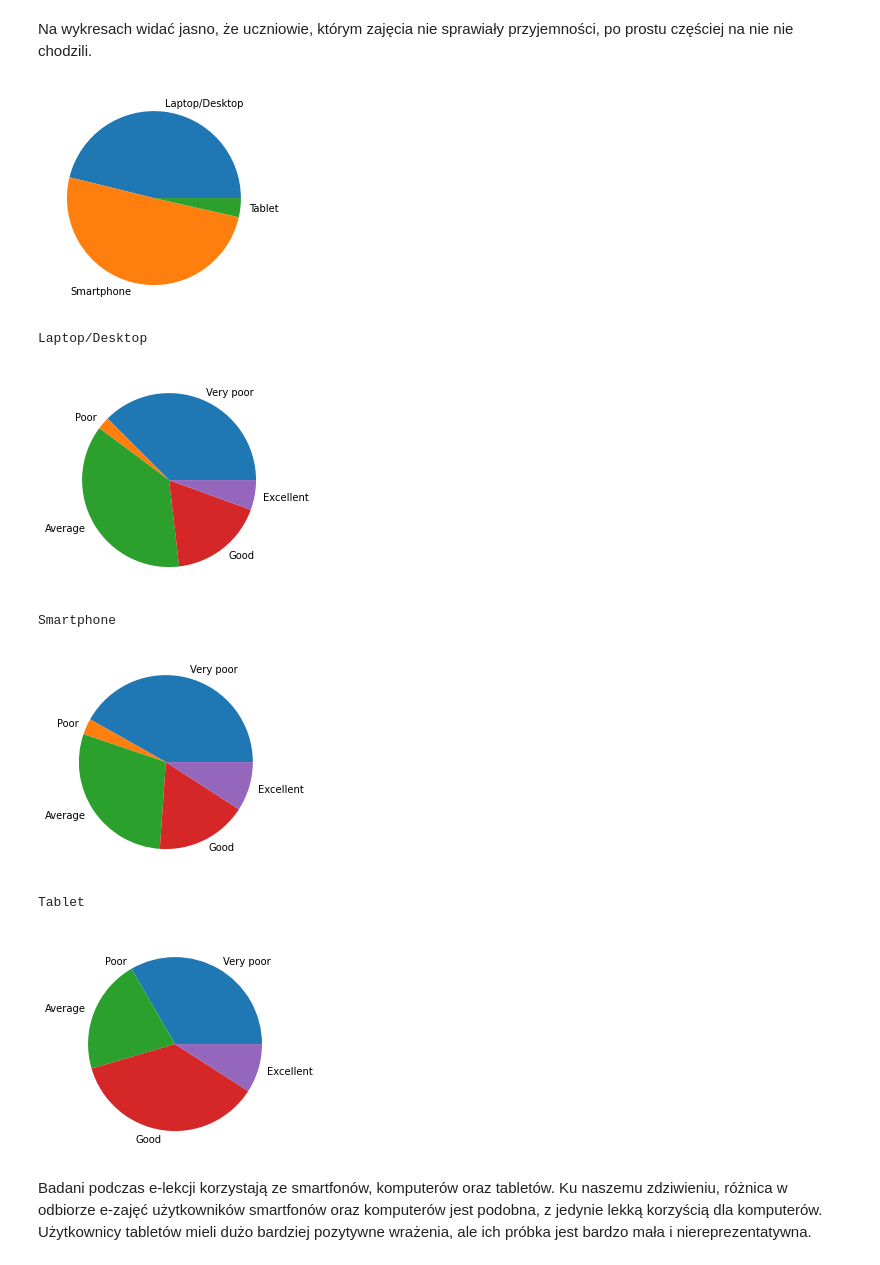
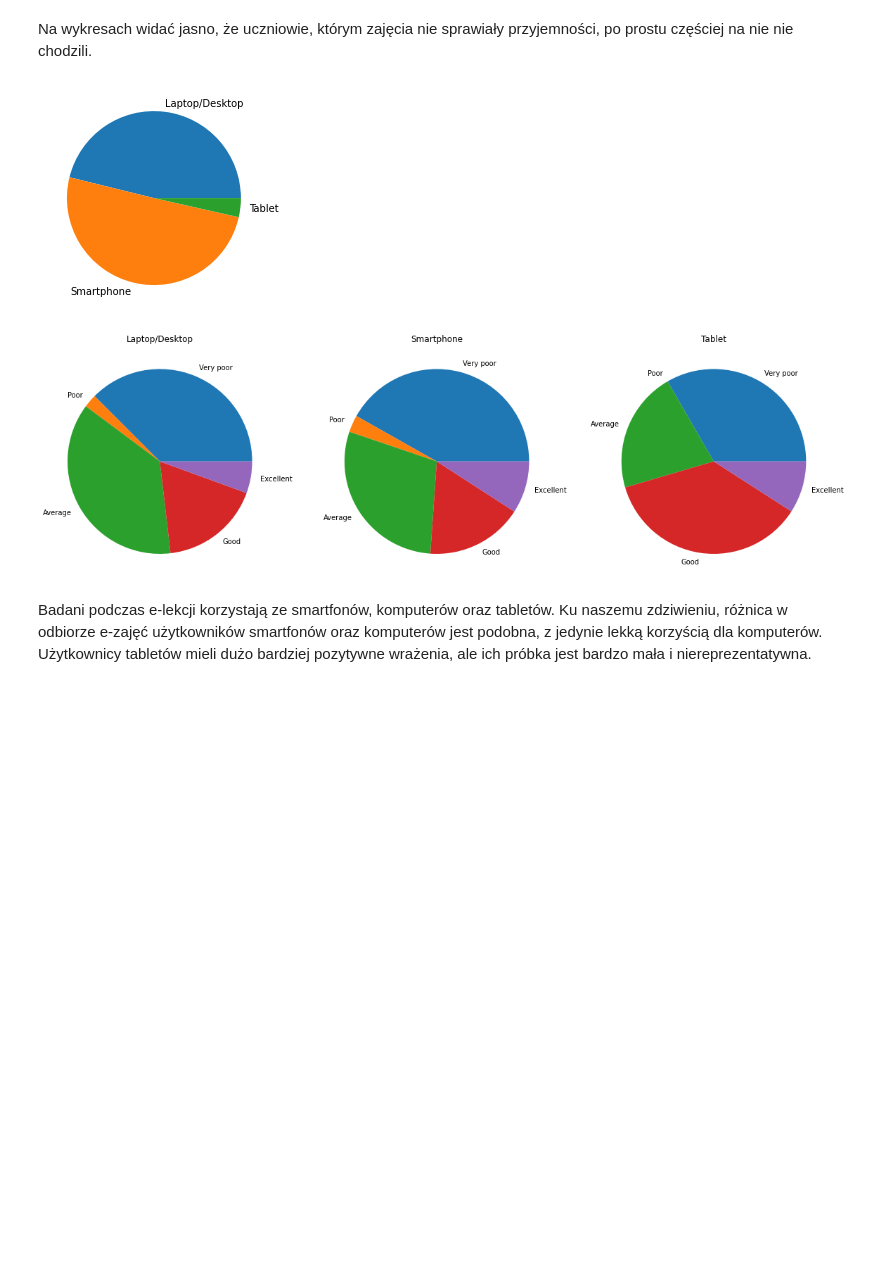
Before and after one commit to jdylik/COVID19_Survey_Data_Analysis, a Jupyter notebook: Proj.ipynb, the cells around one changed output. Drawn from its saved outputs; the diff is of its cells as text; code cells hidden in the pictures; blank space fills up the shorter version.

Commit message:
subplots

```diff
--- a/Proj.ipynb
+++ b/Proj.ipynb
@@ -246,22 +246,18 @@ Na wykresach widać jasno, że uczniowie, którym zajęcia nie sprawiały przyje
 # %%
 top_list = ["Laptop/Desktop", "Smartphone", "Tablet"]
 mediums = df[df["Medium for online class"].isin(top_list)].groupby(["Medium for online class"]).size()
 plt.pie(mediums, labels=top_list)
 plt.show()
 ratings = ["Very poor", "Poor", "Average", "Good", "Excellent"]
+fig, ax = plt.subplots(1,3, figsize=(20,20))
 for value in top_list:
     df_medium = df[df["Medium for online class"] == value].groupby(["Rating of Online Class experience"]).size()
-    plt.pie(df_medium, labels=ratings)
-    print(value)
-    plt.show()
+    ax[top_list.index(value)].pie(df_medium, labels=ratings)
+    ax[top_list.index(value)].set_title(value)
+plt.show()
 # %% [output]
 [figure]
-Laptop/Desktop
-[figure, old version]
+[figure, new version]
-Smartphone
-[figure, removed]
-Tablet
-[figure, removed]
 # %% [markdown]
 Badani podczas e-lekcji korzystają ze smartfonów, komputerów oraz tabletów.
 Ku naszemu zdziwieniu, różnica w odbiorze e-zajęć użytkowników smartfonów oraz komputerów jest podobna, z jedynie lekką korzyścią dla komputerów. Użytkownicy tabletów mieli dużo bardziej pozytywne wrażenia, ale ich próbka jest bardzo mała i niereprezentatywna.
```
Also changed, not shown: parts of 58 cells of this notebook.
